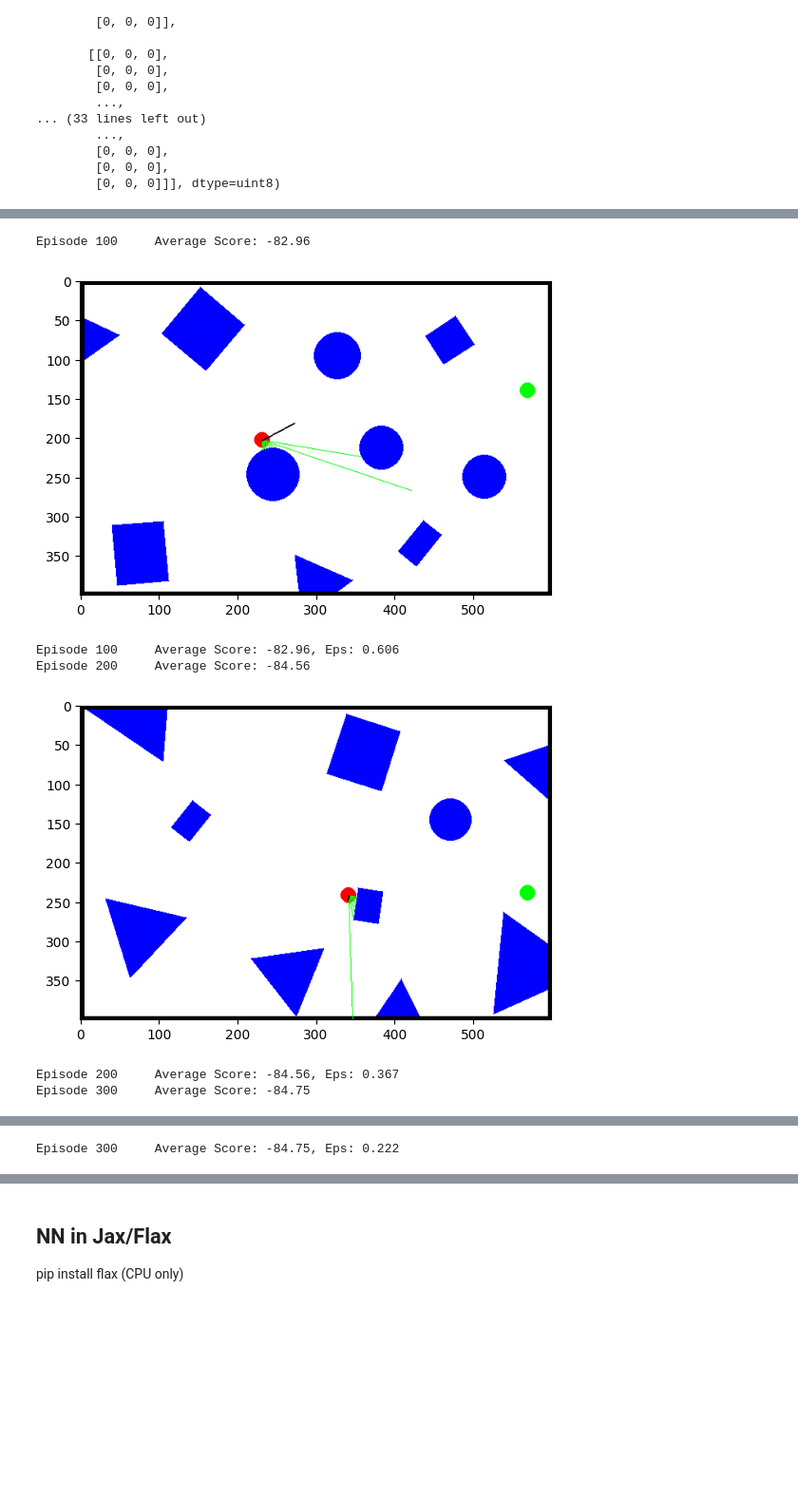
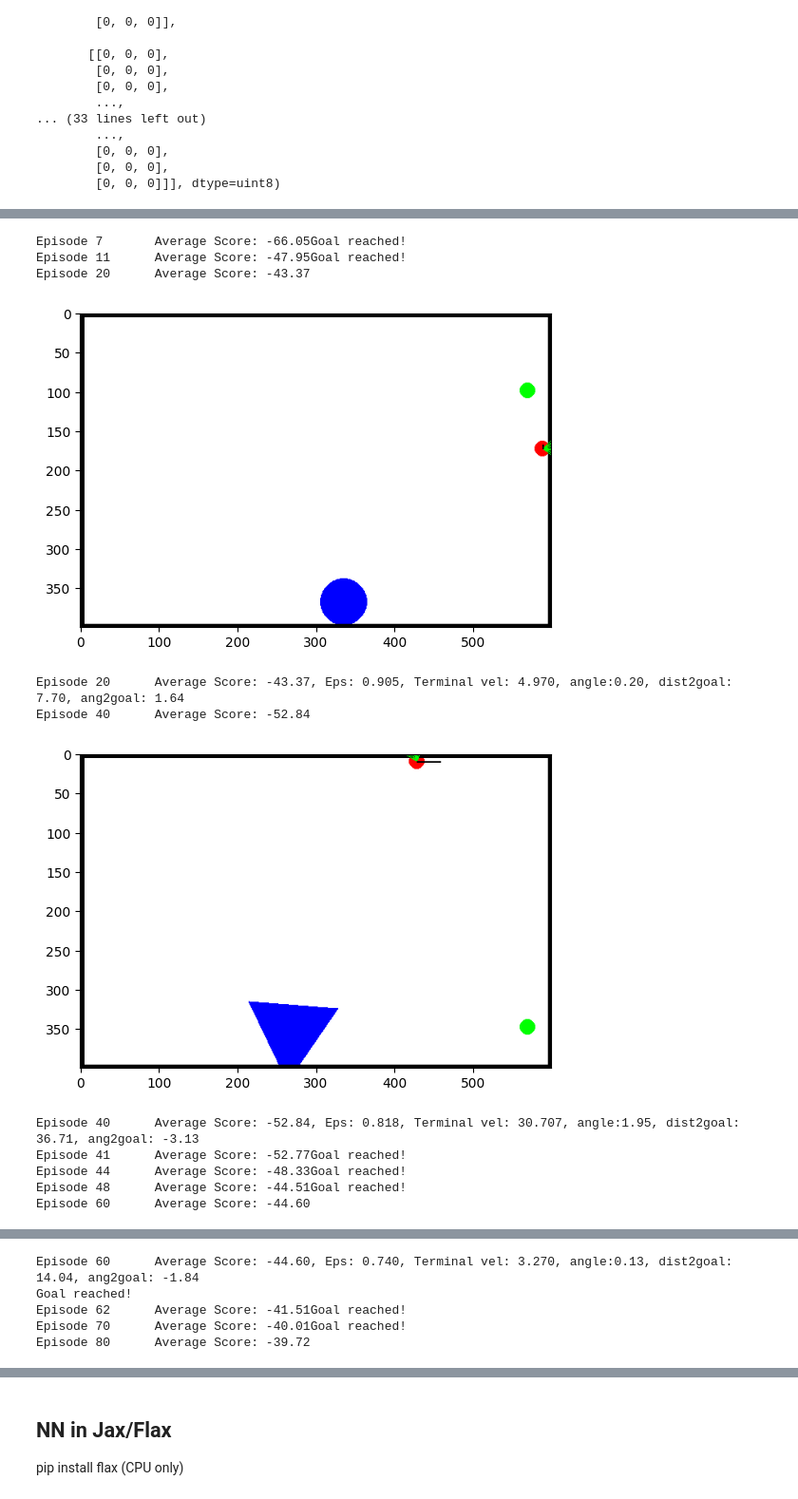
Before and after one commit to tonyzyl/Simple-Pathfinding-with-Gymnasium, a Jupyter notebook: uav.ipynb, the cells around one changed output, grey strips where cells are left out. Shown: that part at 95% size. Saved outputs shown, nothing was run; the diff lists cells and outputs as text; code cells hidden in the pictures; blank space fills up the shorter version.

```diff
--- a/uav.ipynb
+++ b/uav.ipynb
@@ -541,7 +572,7 @@ for step in range(total_steps):
     thrust = thrust_increment
 
     # Create the action (thrust, angular momentum)
-    action = np.array([thrust, angular_momentum])
+    action = 0
 
     # Perform a step in the environment
     state, reward, done, raw_reward = env.step(action)
@@ -739,7 +764,6 @@ class DQNAgent:
         # Move the networks to the selected device
         self.q_network = DQN(state_size, action_size, hidden_size).to(self.device)
         self.target_network = DQN(state_size, action_size, hidden_size).to(self.device)
-        self.action_network = DQN(state_size+action_size, action_size, hidden_size).to(self.device)
 
         # Set weights of target network to be the same as those of the q network
         self.target_network.load_state_dict(self.q_network.state_dict())
@@ -798,29 +822,17 @@ class DQNAgent:
             # Convert state to a PyTorch tensor and set network to evaluation mode
             state = torch.from_numpy(state).float().unsqueeze(0).to(self.device)
             self.q_network.eval()
-            #self.action_network.eval()
 
             # With no gradient updates, get the action values from the DQN
             with torch.no_grad():
                 action_values = self.q_network(state)
-                #action_values = self.action_network(torch.cat((state, action_values), dim=1))
-                tmp_action = np.zeros((1,2))
-                tmp_action[np.argmax(action_values.cpu().data.numpy())] = 1
-                action_values = tmp_action
 
             # Revert to training mode and return action
             self.q_network.train()
-            #self.action_network.train()
-            #return np.argmax(action_values.cpu().data.numpy())
-            action_values = action_values.cpu().data.numpy()
-            #print('NN CT', action_values)
-            return action_values
+            return np.argmax(action_values.cpu().data.numpy())
         else:
             # Return a random action for random value > eps
-            # return random.choice(np.arange(self.action_size))
-            action_values = np.array([np.random.uniform(0,1),np.random.uniform(-1,1)]).reshape(1,-1)
-            #print('Rand act', action_values)
-            return action_values
+            return random.choice(np.arange(self.action_size))
 
     def update_model(self):
         '''
@@ -837,16 +849,13 @@ class DQNAgent:
         dones = torch.from_numpy(np.array(dones).astype(np.uint8)).float().to(self.device)
 
         # Get Q-values for the actions that were actually taken
-        #q_values = self.q_network(states).gather(1, actions.unsqueeze(-1)).squeeze(-1)
-        q_values = self.q_network(states)
+        q_values = self.q_network(states).gather(1, actions.unsqueeze(-1)).squeeze(-1)
 
         # Get maximum Q-value for the next states from target network
-        #next_q_values = self.target_network(next_states).max(1)[0].detach()
-        next_q_values = self.target_network(next_states).detach()
+        next_q_values = self.target_network(next_states).max(1)[0].detach()
 
         # Compute the expected Q-values
-        #print(rewards.repeat(1, 2).reshape(-1, 2).shape, next_q_values.shape, dones.shape)
-        expected_q_values = rewards.repeat(1, 2).reshape(-1, 2) + self.gamma * next_q_values * (1 - dones.repeat(1, 2).reshape(-1, 2))
+        expected_q_values = rewards + self.gamma * next_q_values * (1 - dones)
 
         # Compute the loss between the current and expected Q values
         loss = torch.nn.MSELoss()(q_values, expected_q_values)
@@ -941,40 +950,46 @@ def train(agent, env, n_episodes=2000, n_max_step=1000, eps_start=1.0, eps_end=0
 
         # Update target network every target_update episodes
         if i_episode % target_update == 0:
             agent.update_target_network()
 
         # Print average score every 100 episodes
         if i_episode % print_every == 0:
             frame = env.render()
             final_states_images.append(frame)
             env.close()
             plt.imshow(frame)
             plt.show()
-            print('\rEpisode {}\tAverage Score: {:.2f}, Eps: {:.3f}'.format(i_episode, np.mean(scores_window), eps))
+            print('\rEpisode {}\tAverage Score: {:.2f}, Eps: {:.3f}, Terminal vel: {:.3f}, angle:{:.2f}, dist2goal: {:.2f}, ang2goal: {:.2f}'
+                  .format(i_episode, np.mean(scores_window), eps, np.linalg.norm(env.uav.linearVelocity), env.uav.angle, env.dist2goal, env.ang2goal))
 
         # This environment is considered to be solved for a mean score of 200 or greater, so stop training.
         if i_episode % 100 == 0 and np.mean(scores_window) >= 200:
             break
 
 
     return scores, final_states_images
 
 
 # Make an environment
 env = SimpleUAVEnv()
 state_size = 18
-action_size = 2
+action_size = 3
 
 # Initilize a DQN agent
 agent = DQNAgent(state_size, action_size)
 
 # Train it
-scores, final_states_images = train(agent, env, 300, print_every=100)
+scores, final_states_images = train(agent, env, 100, print_every=20)
 # %% [output]
-Episode 100     Average Score: -82.96
+Episode 7       Average Score: -66.05Goal reached!
+Episode 11      Average Score: -47.95Goal reached!
+Episode 20      Average Score: -43.37
-[figure, old version]
+[figure, new version]
-Episode 100     Average Score: -82.96, Eps: 0.606
-Episode 200     Average Score: -84.56
+Episode 20      Average Score: -43.37, Eps: 0.905, Terminal vel: 4.970, angle:0.20, dist2goal: 7.70, ang2goal: 1.64
+Episode 40      Average Score: -52.84
-[figure, old version]
+[figure, new version]
-Episode 200     Average Score: -84.56, Eps: 0.367
-Episode 300     Average Score: -84.75
+Episode 40      Average Score: -52.84, Eps: 0.818, Terminal vel: 30.707, angle:1.95, dist2goal: 36.71, ang2goal: -3.13
+Episode 41      Average Score: -52.77Goal reached!
+Episode 44      Average Score: -48.33Goal reached!
+Episode 48      Average Score: -44.51Goal reached!
+Episode 60      Average Score: -44.60
@@ -982 +997,5 @@ Episode 300     Average Score: -84.75
-Episode 300     Average Score: -84.75, Eps: 0.222
+Episode 60      Average Score: -44.60, Eps: 0.740, Terminal vel: 3.270, angle:0.13, dist2goal: 14.04, ang2goal: -1.84
+Goal reached!
+Episode 62      Average Score: -41.51Goal reached!
+Episode 70      Average Score: -40.01Goal reached!
+Episode 80      Average Score: -39.72
```
Also changed, not shown: parts of 12 cells of this notebook.
